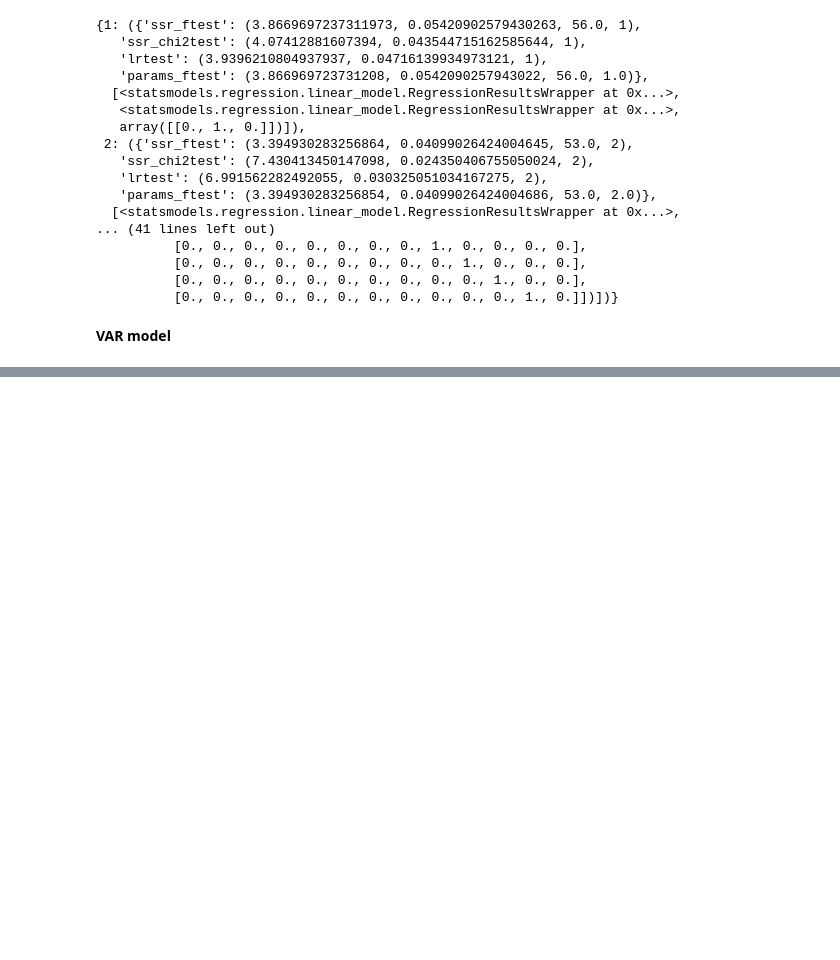
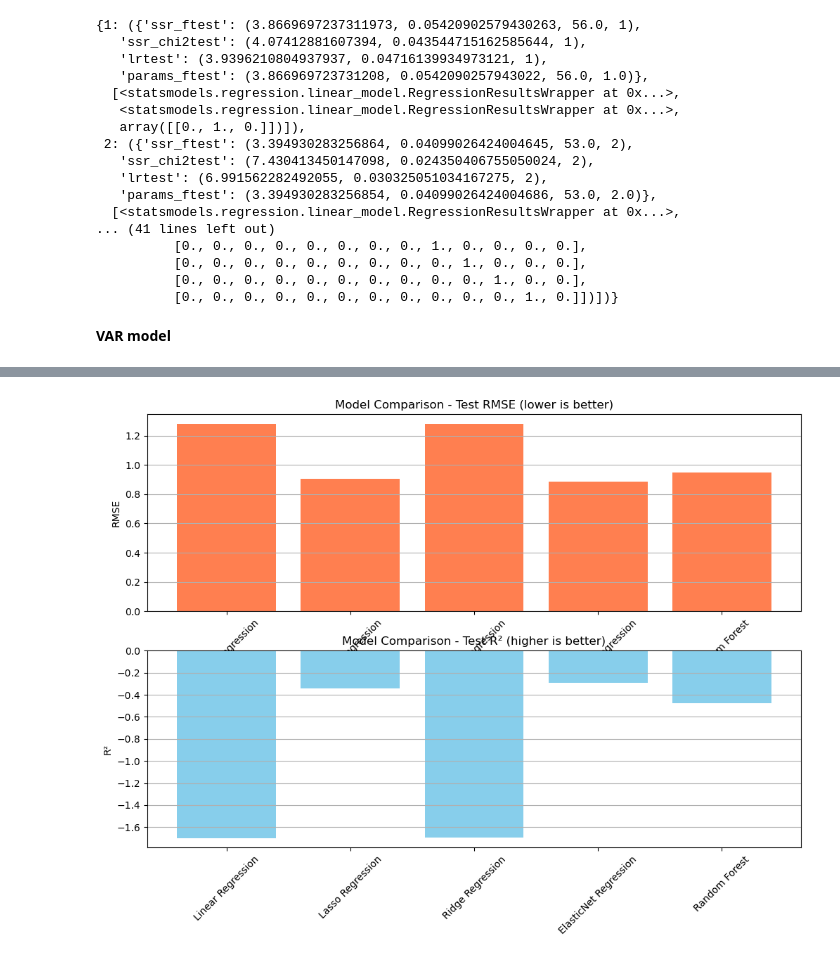
Before and after one commit to zenbean/Citadel-Women-s-Datathon-2025, a Jupyter notebook: consumer.ipynb, the cells around one changed output, grey strips where cells are left out. Saved outputs shown, nothing was run; the diff lists cells and outputs as text; code cells hidden in the pictures; blank space fills up the shorter version.

```diff
--- a/consumer.ipynb
+++ b/consumer.ipynb
@@ -679,0 +1027,6 @@ plt.show()
+# %%
+# 1. Standard Linear Regression
+lr_model = LinearRegression()
+lr_model, lr_train_rmse, lr_test_rmse, lr_train_r2, lr_test_r2 = evaluate_model(
+    lr_model, X_train, X_test, y_train, y_test, "Linear Regression"
+)
@@ -679,0 +1237,28 @@ plt.show()
+# %%
+# Compare model performance
+models = ['Linear Regression', 'Lasso Regression', 'Ridge Regression', 'ElasticNet Regression', 'Random Forest']
+train_rmses = [lr_train_rmse, lasso_train_rmse, ridge_train_rmse, elastic_train_rmse, rf_train_rmse]
+test_rmses = [lr_test_rmse, lasso_test_rmse, ridge_test_rmse, elastic_test_rmse, rf_test_rmse]
+train_r2s = [lr_train_r2, lasso_train_r2, ridge_train_r2, elastic_train_r2, rf_train_r2]
+test_r2s = [lr_test_r2, lasso_test_r2, ridge_test_r2, elastic_test_r2, rf_test_r2]
+
+# Plot model comparison
+plt.figure(figsize=(12, 8))
+
+plt.subplot(2, 1, 1)
+plt.bar(models, test_rmses, color='coral')
+plt.title('Model Comparison - Test RMSE (lower is better)')
+plt.ylabel('RMSE')
+plt.xticks(rotation=45)
+plt.grid(axis='y')
+
+plt.subplot(2, 1, 2)
+plt.bar(models, test_r2s, color='skyblue')
+plt.title('Model Comparison - Test R² (higher is better)')
+plt.ylabel('R²')
+plt.xticks(rotation=45)
+plt.grid(axis='y')
+
+plt.show()
+# %% [output]
+[figure, added]
```
Also changed, not shown: parts of 27 cells of this notebook, 4 other files.
